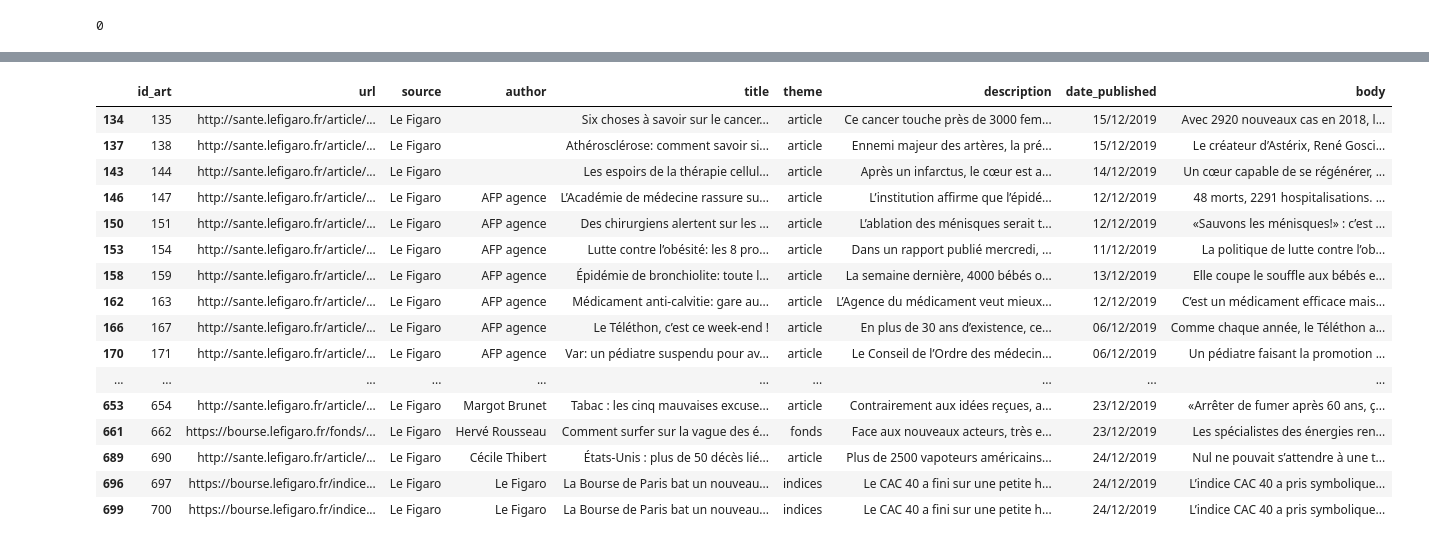
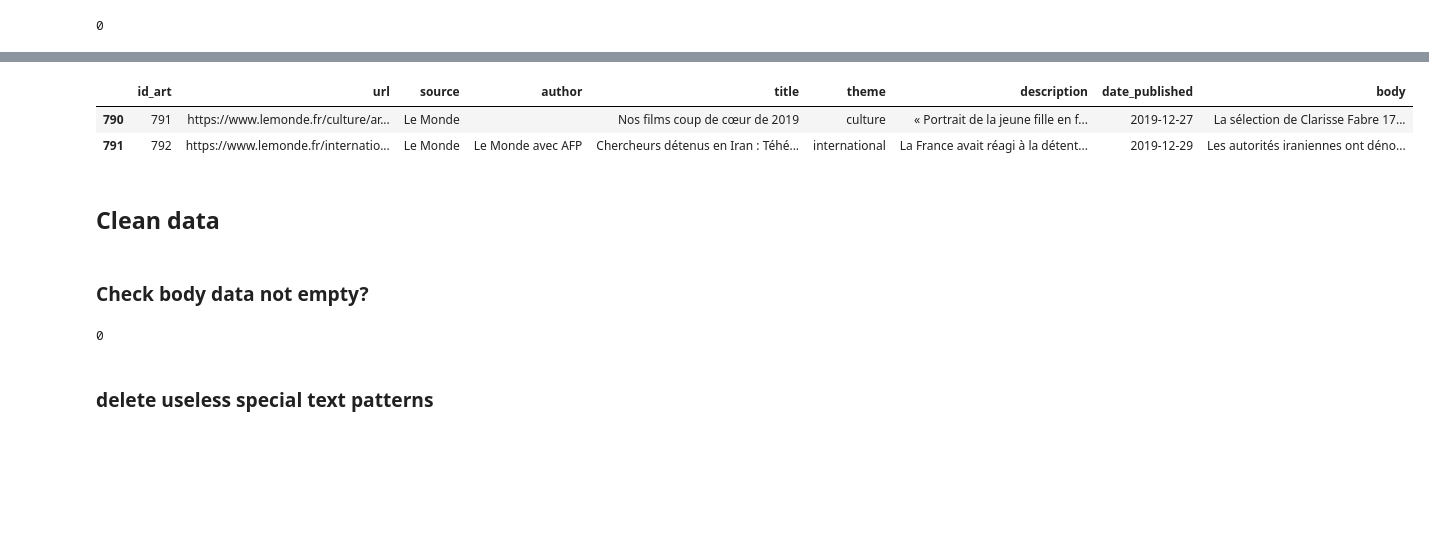
Before and after one commit to jeugregg/FakeNewsDetectionFr, a Jupyter notebook: 01_Scraping_French_newspaper_crawler.ipynb, the cells around one changed output, grey strips where cells are left out. Cells and saved outputs as stored; diff of their text form; code cells hidden in the pictures; blank space fills up the shorter version.

Commit message:
prepare database of news
clean database of true news
correct database of legorafi
bug fixes #4

```diff
--- a/01_Scraping_French_newspaper_crawler.ipynb
+++ b/01_Scraping_French_newspaper_crawler.ipynb
@@ -151,22 +170,18 @@ Le Figaro           55
 Name: source, dtype: int64
 # %%
-df[df["source"] == "Le Figaro"]
+df[df["source"] == "Le Monde"]
 # %% [output]
 |  | id_art | url | source | author | title | theme | description | date_published | body |
-| 134 | 135 | http://sante.lefigaro.fr/article/... | Le Figaro |  | Six choses à savoir sur le cancer... | article | Ce cancer touche près de 3000 fem... | 15/12/2019 | Avec 2920 nouveaux cas en 2018, l... |
-| 137 | 138 | http://sante.lefigaro.fr/article/... | Le Figaro |  | Athérosclérose: comment savoir si... | article | Ennemi majeur des artères, la pré... | 15/12/2019 | Le créateur d’Astérix, René Gosci... |
-| 143 | 144 | http://sante.lefigaro.fr/article/... | Le Figaro |  | Les espoirs de la thérapie cellul... | article | Après un infarctus, le cœur est a... | 14/12/2019 | Un cœur capable de se régénérer, ... |
-| 146 | 147 | http://sante.lefigaro.fr/article/... | Le Figaro | AFP agence | L’Académie de médecine rassure su... | article | L’institution affirme que l’épidé... | 12/12/2019 | 48 morts, 2291 hospitalisations. ... |
-| 150 | 151 | http://sante.lefigaro.fr/article/... | Le Figaro | AFP agence | Des chirurgiens alertent sur les ... | article | L’ablation des ménisques serait t... | 12/12/2019 | «Sauvons les ménisques!» : c’est ... |
-| 153 | 154 | http://sante.lefigaro.fr/article/... | Le Figaro | AFP agence | Lutte contre l’obésité: les 8 pro... | article | Dans un rapport publié mercredi, ... | 11/12/2019 | La politique de lutte contre l’ob... |
-| 158 | 159 | http://sante.lefigaro.fr/article/... | Le Figaro | AFP agence | Épidémie de bronchiolite: toute l... | article | La semaine dernière, 4000 bébés o... | 13/12/2019 | Elle coupe le souffle aux bébés e... |
-| 162 | 163 | http://sante.lefigaro.fr/article/... | Le Figaro | AFP agence | Médicament anti-calvitie: gare au... | article | L’Agence du médicament veut mieux... | 12/12/2019 | C’est un médicament efficace mais... |
-| 166 | 167 | http://sante.lefigaro.fr/article/... | Le Figaro | AFP agence | Le Téléthon, c’est ce week-end ! | article | En plus de 30 ans d’existence, ce... | 06/12/2019 | Comme chaque année, le Téléthon a... |
-| 170 | 171 | http://sante.lefigaro.fr/article/... | Le Figaro | AFP agence | Var: un pédiatre suspendu pour av... | article | Le Conseil de l’Ordre des médecin... | 06/12/2019 | Un pédiatre faisant la promotion ... |
-| ... | ... | ... | ... | ... | ... | ... | ... | ... | ... |
-| 653 | 654 | http://sante.lefigaro.fr/article/... | Le Figaro | Margot Brunet | Tabac : les cinq mauvaises excuse... | article | Contrairement aux idées reçues, a... | 23/12/2019 | «Arrêter de fumer après 60 ans, ç... |
-| 661 | 662 | https://bourse.lefigaro.fr/fonds/... | Le Figaro | Hervé Rousseau | Comment surfer sur la vague des é... | fonds | Face aux nouveaux acteurs, très e... | 23/12/2019 | Les spécialistes des énergies ren... |
-| 689 | 690 | http://sante.lefigaro.fr/article/... | Le Figaro | Cécile Thibert | États-Unis : plus de 50 décès lié... | article | Plus de 2500 vapoteurs américains... | 24/12/2019 | Nul ne pouvait s’attendre à une t... |
-| 696 | 697 | https://bourse.lefigaro.fr/indice... | Le Figaro | Le Figaro | La Bourse de Paris bat un nouveau... | indices | Le CAC 40 a fini sur une petite h... | 24/12/2019 | L’indice CAC 40 a pris symbolique... |
-| 699 | 700 | https://bourse.lefigaro.fr/indice... | Le Figaro | Le Figaro | La Bourse de Paris bat un nouveau... | indices | Le CAC 40 a fini sur une petite h... | 24/12/2019 | L’indice CAC 40 a pris symbolique... |
+| 790 | 791 | https://www.lemonde.fr/culture/ar... | Le Monde |  | Nos films coup de cœur de 2019 | culture | « Portrait de la jeune fille en f... | 2019-12-27 | La sélection de Clarisse Fabre 17... |
+| 791 | 792 | https://www.lemonde.fr/internatio... | Le Monde | Le Monde avec AFP | Chercheurs détenus en Iran : Téhé... | international | La France avait réagi à la détent... | 2019-12-29 | Les autorités iraniennes ont déno... |
+# %% [markdown]
+## Clean data
+# %% [markdown]
+### Check body data not empty?
+# %%
+df[df["body"].isna()].shape[0]
+# %% [output]
+0
+# %% [markdown]
+### delete useless special text patterns
 # %%
```
Also changed, not shown: parts of 14 cells of this notebook, 1 other file.
